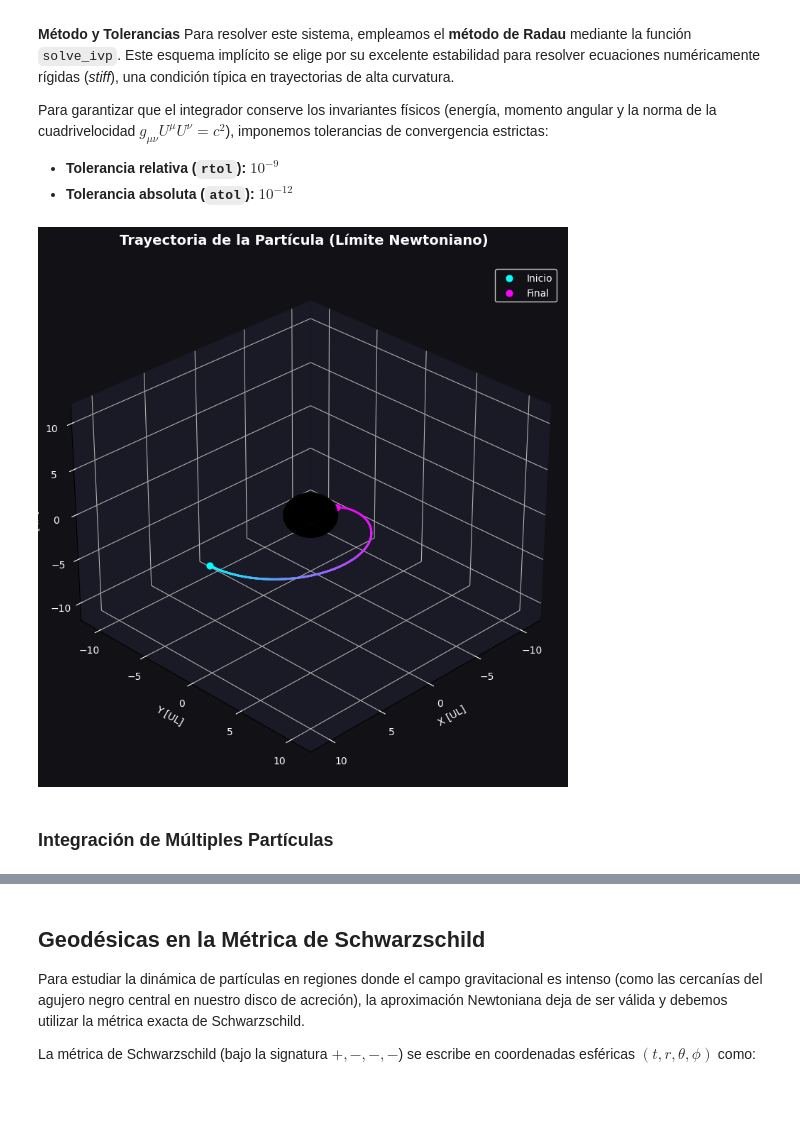
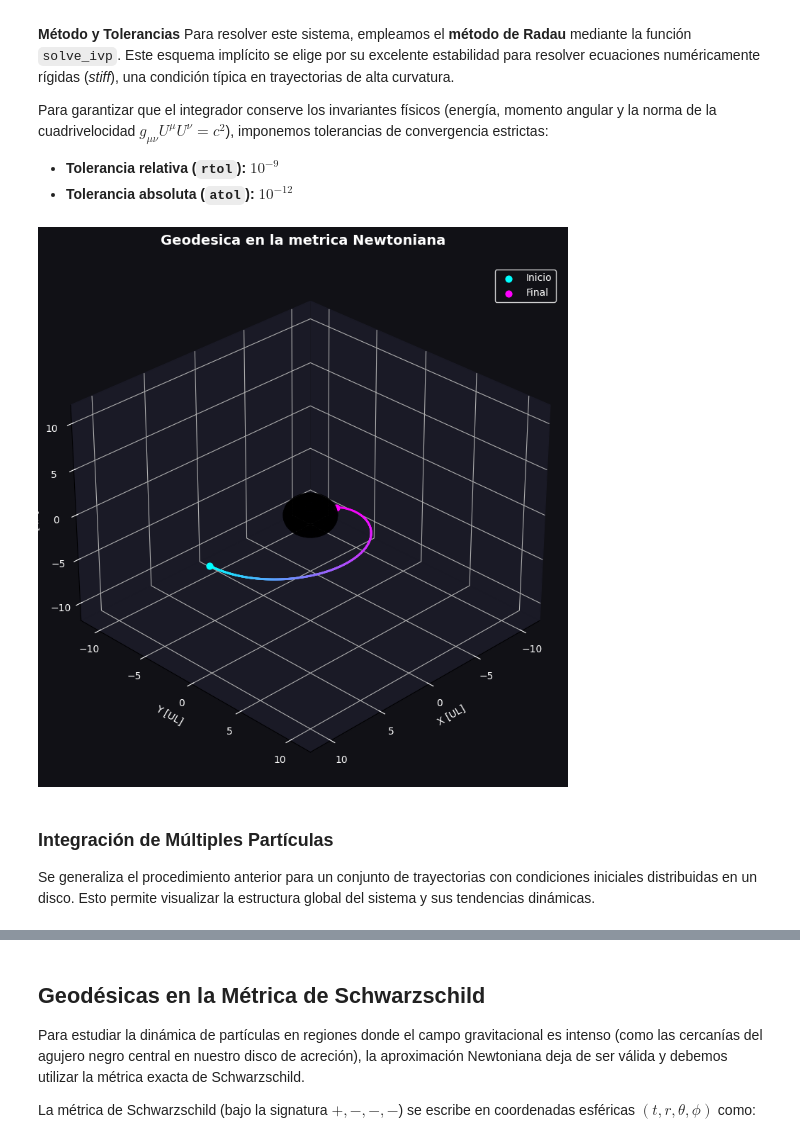
Before and after one commit to nicolasloaizac/Proyecto_Final, a Jupyter notebook: Proyecto_Final.ipynb, the cells around one changed output, grey strips where cells are left out. Drawn from its saved outputs; the diff is of its cells as text; code cells hidden in the pictures; blank space fills up the shorter version.

```diff
--- a/Proyecto_Final.ipynb
+++ b/Proyecto_Final.ipynb
@@ -214,37 +216,39 @@ z_bh = radio_horizonte * np.outer(np.ones(np.size(u)), np.cos(v))
 ax.plot_surface(x_bh, y_bh, z_bh, color='black', alpha=0.9, zorder=10)
 
 # --- CONFIGURACIÓN ESTÉTICA EN FONDO OSCURO ---
 ax.set_facecolor('#111116')
 fig.patch.set_facecolor('#111116')
 
 # Oscurecer los planos de los ejes
 ax.xaxis.set_pane_color((0.1, 0.1, 0.15, 1.0))
 ax.yaxis.set_pane_color((0.1, 0.1, 0.15, 1.0))
 ax.zaxis.set_pane_color((0.1, 0.1, 0.15, 1.0))
 
 # Etiquetas de los ejes
 ax.set_xlabel('X [UL]', color='white')
 ax.set_ylabel('Y [UL]', color='white')
 ax.set_zlabel('Z [UL]', color='white')
 ax.tick_params(colors='white')
 
 # Forzar ejes proporcionales basados en la posición inicial (con un margen)
 lim = max(np.max(np.abs(x_p)), np.max(np.abs(y_p))) * 1.2
 ax.set_xlim(-lim, lim)
 ax.set_ylim(-lim, lim)
 ax.set_zlim(-lim, lim)
 
 # Título y leyenda
-plt.title('Trayectoria de la Partícula (Límite Newtoniano)',
+plt.title('Geodesica en la metrica Newtoniana',
           color='white', fontsize=14, fontweight='bold', pad=20)
 ax.legend(loc='upper right', facecolor='#111116', edgecolor='white', labelcolor='white')
 
 plt.tight_layout()
 plt.show()
 # %% [output]
-[figure, old version]
+[figure, new version]
 # %% [markdown]
 ### Integración de Múltiples Partículas
+
+Se generaliza el procedimiento anterior para un conjunto de trayectorias con condiciones iniciales distribuidas en un disco. Esto permite visualizar la estructura global del sistema y sus tendencias dinámicas.
 # %%
 #  CONFIGURACIÓN DEL DISCO
 N_particulas = 500
```
Also changed, not shown: parts of 26 cells of this notebook.
